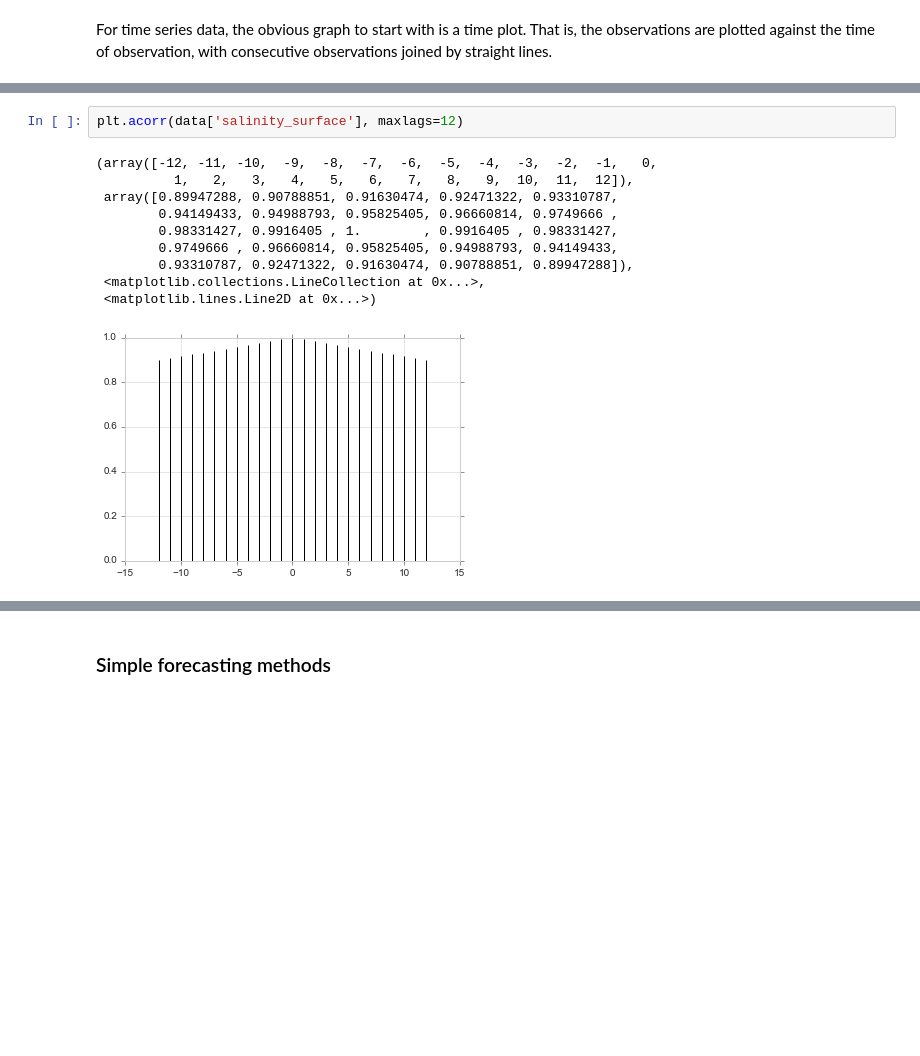
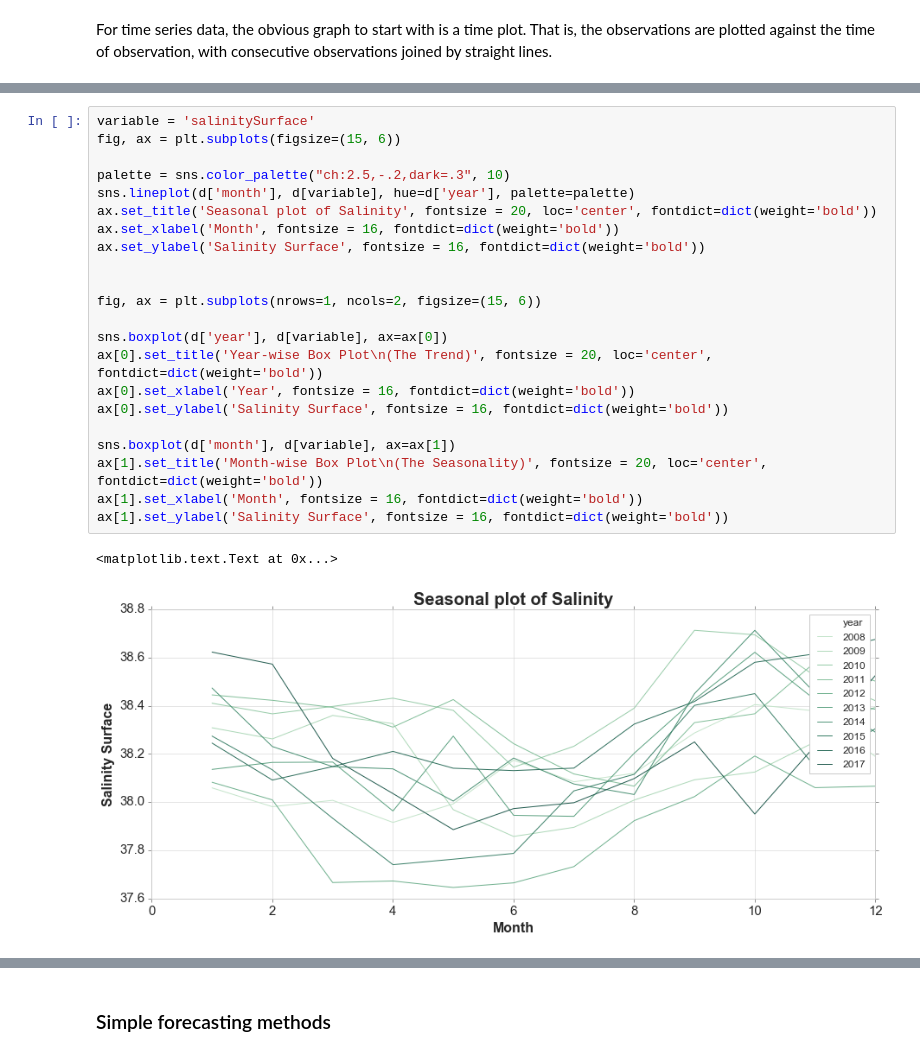
Before and after one commit to Deffro/Data-Science-Portfolio, a Jupyter notebook: Notebooks/Time Series Forecasting/main.ipynb, the cells around one changed output, grey strips where cells are left out. Drawn from its saved outputs; the diff is of its cells as text; blank space fills up the shorter version.

```diff
--- a/Notebooks/Time Series Forecasting/main.ipynb
+++ b/Notebooks/Time Series Forecasting/main.ipynb
@@ -55,13 +50,25 @@ We can clearly see that September is the month with highest salinity.
-# %%
-plt.acorr(data['salinity_surface'], maxlags=12)
-# %% [output]
-(array([-12, -11, -10,  -9,  -8,  -7,  -6,  -5,  -4,  -3,  -2,  -1,   0,
-          1,   2,   3,   4,   5,   6,   7,   8,   9,  10,  11,  12]),
- array([0.89947288, 0.90788851, 0.91630474, 0.92471322, 0.93310787,
-        0.94149433, 0.94988793, 0.95825405, 0.96660814, 0.9749666 ,
-        0.98331427, 0.9916405 , 1.        , 0.9916405 , 0.98331427,
-        0.9749666 , 0.96660814, 0.95825405, 0.94988793, 0.94149433,
-        0.93310787, 0.92471322, 0.91630474, 0.90788851, 0.89947288]),
- <matplotlib.collections.LineCollection at 0x...>,
- <matplotlib.lines.Line2D at 0x...>)
-[figure, removed]
+# %%
+variable = 'salinitySurface'
+fig, ax = plt.subplots(figsize=(15, 6))
+
+palette = sns.color_palette("ch:2.5,-.2,dark=.3", 10)
+sns.lineplot(d['month'], d[variable], hue=d['year'], palette=palette)
+ax.set_title('Seasonal plot of Salinity', fontsize = 20, loc='center', fontdict=dict(weight='bold'))
+ax.set_xlabel('Month', fontsize = 16, fontdict=dict(weight='bold'))
+ax.set_ylabel('Salinity Surface', fontsize = 16, fontdict=dict(weight='bold'))
+
+
+fig, ax = plt.subplots(nrows=1, ncols=2, figsize=(15, 6))
+
+sns.boxplot(d['year'], d[variable], ax=ax[0])
+ax[0].set_title('Year-wise Box Plot\n(The Trend)', fontsize = 20, loc='center', fontdict=dict(weight='bold'))
+ax[0].set_xlabel('Year', fontsize = 16, fontdict=dict(weight='bold'))
+ax[0].set_ylabel('Salinity Surface', fontsize = 16, fontdict=dict(weight='bold'))
+
+sns.boxplot(d['month'], d[variable], ax=ax[1])
+ax[1].set_title('Month-wise Box Plot\n(The Seasonality)', fontsize = 20, loc='center', fontdict=dict(weight='bold'))
+ax[1].set_xlabel('Month', fontsize = 16, fontdict=dict(weight='bold'))
+ax[1].set_ylabel('Salinity Surface', fontsize = 16, fontdict=dict(weight='bold'))
+# %% [output]
+<matplotlib.text.Text at 0x...>
+[figure, added]
```
Also changed, not shown: parts of 23 cells of this notebook.
